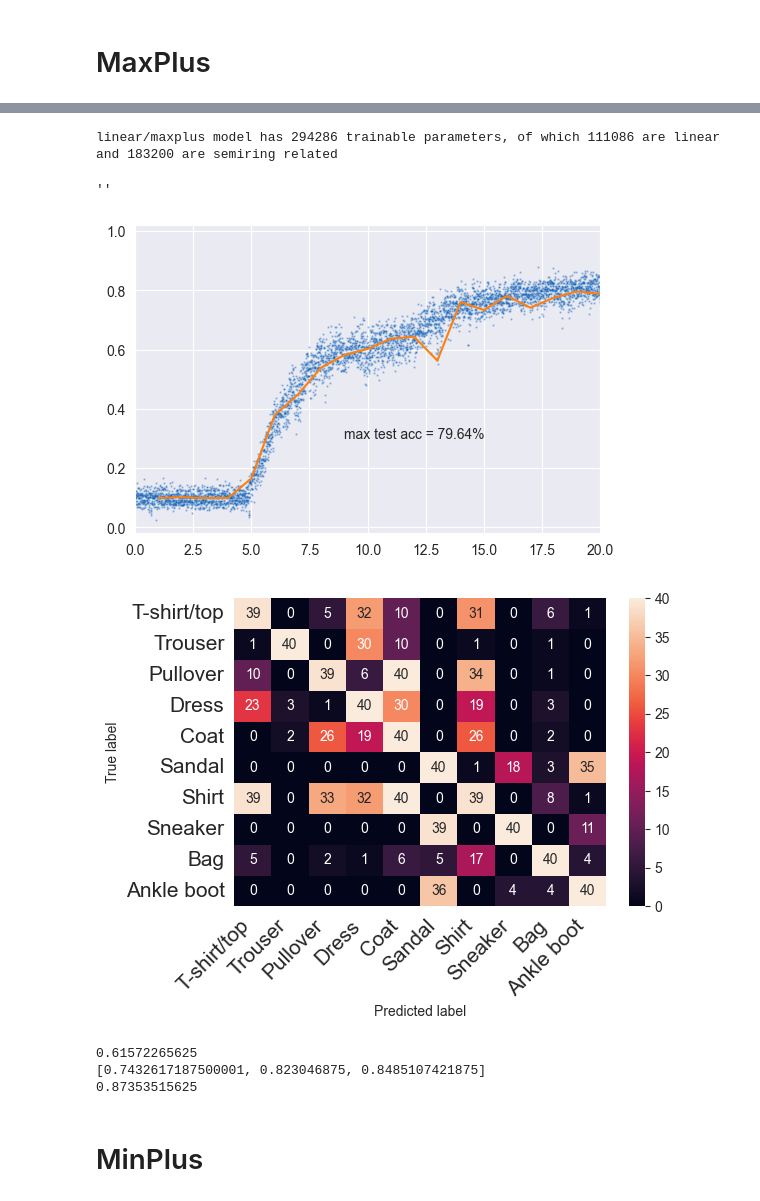
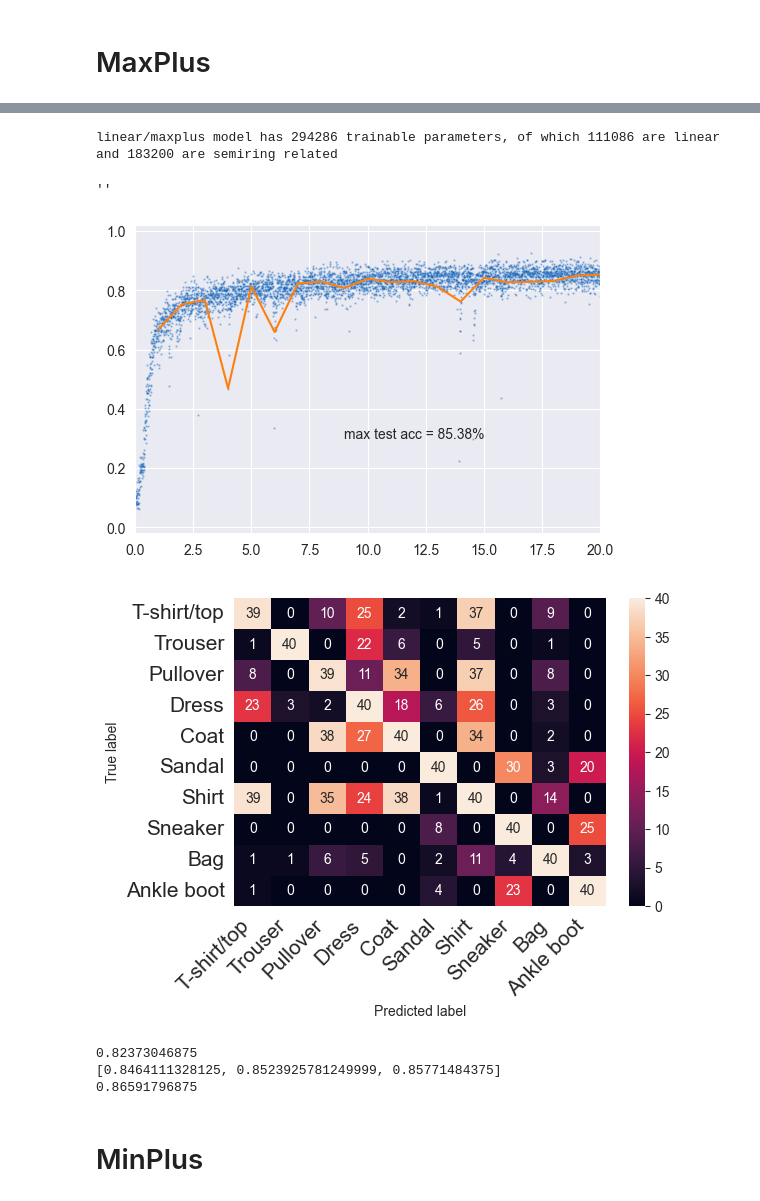
Before and after one commit to bmnsmets/semitorch, a Jupyter notebook: experiments/Master thesis/fullyconnected_fashion_simplified_reversed.ipynb, the cells around one changed output, grey strips where cells are left out. Saved outputs shown, nothing was run; the diff lists cells and outputs as text; code cells hidden in the pictures.

```diff
--- a/experiments/Master thesis/fullyconnected_fashion_simplified_reversed.ipynb
+++ b/experiments/Master thesis/fullyconnected_fashion_simplified_reversed.ipynb
@@ -127,7 +124,10 @@ class Model(nn.Module):
         else:
             raise RuntimeError(f"Unknown model ({model_name})")
 
-        self.head = nn.Linear(50, 10, bias=False)
+        self.head = nn.Sequential(
+            nn.ReLU(),
+            nn.Linear(50, 10, bias=False),
+        )
 
     def forward(self, x: torch.Tensor) -> torch.Tensor:
         input_0 = x
@@ -499,28 +448,28 @@ find_best_model_for(config={
 # %%
 best_maxplus_model = Model("linear/maxplus").to(device)
 
 print(f"{best_maxplus_model.name} model has {count_parameters(best_maxplus_model.parameters())} trainable parameters, "
       f"of which {count_parameters(nonmaxplus_parameters(best_maxplus_model))} are linear "
       f"and {count_parameters(maxplus_parameters(best_maxplus_model))} are semiring related")
 
-best_maxplus_linear_optimizer = torch.optim.AdamW(nonmaxplus_parameters(best_maxplus_model), lr=0.0046864937436538944)
-best_maxplus_semiring_optimizer = torch.optim.AdamW(maxplus_parameters(best_maxplus_model), lr=0.00311706907651238)
+best_maxplus_linear_optimizer = torch.optim.AdamW(nonmaxplus_parameters(best_maxplus_model), lr=0.0010919452204825222)
+best_maxplus_semiring_optimizer = torch.optim.AdamW(maxplus_parameters(best_maxplus_model), lr=0.027668599739246107)
 
 best_maxplus_optimizers = [best_maxplus_linear_optimizer, best_maxplus_semiring_optimizer]
 
 train(
     best_maxplus_model,
     fmnist_trainloader,
     fmnist_testloader,
     best_maxplus_optimizers,
     nn.CrossEntropyLoss(),
     20,
 )
 # %% [output]
 linear/maxplus model has 294286 trainable parameters, of which 111086 are linear and 183200 are semiring related
 ''
-[figure, old version]
+[figure, new version]
-[figure, old version]
+[figure, new version]
 # %%
 best_maxplus_model_accs = []
 for i in range(100):
@@ -528,8 +477,8 @@ for i in range(100):
 
     best_maxplus_model = Model("linear/maxplus").to(device)
 
-    best_maxplus_linear_optimizer = torch.optim.AdamW(nonmaxplus_parameters(best_maxplus_model), lr=0.0046864937436538944)
-    best_maxplus_semiring_optimizer = torch.optim.AdamW(maxplus_parameters(best_maxplus_model), lr=0.00311706907651238)
+    best_maxplus_linear_optimizer = torch.optim.AdamW(nonmaxplus_parameters(best_maxplus_model), lr=0.0010919452204825222)
+    best_maxplus_semiring_optimizer = torch.optim.AdamW(maxplus_parameters(best_maxplus_model), lr=0.027668599739246107)
 
     best_maxplus_optimizers = [best_maxplus_linear_optimizer, best_maxplus_semiring_optimizer]
 
@@ -549,9 +498,9 @@ print(min(best_maxplus_model_accs))
 print(quantiles(best_maxplus_model_accs))
 print(max(best_maxplus_model_accs))
 # %% [output]
-0.61572265625
-[0.7432617187500001, 0.823046875, 0.8485107421875]
-0.87353515625
+0.82373046875
+[0.8464111328125, 0.8523925781249999, 0.85771484375]
+0.86591796875
 # %% [markdown]
 # MinPlus
 # %%
```
Also changed, not shown: parts of 16 cells of this notebook, 7 other files.
